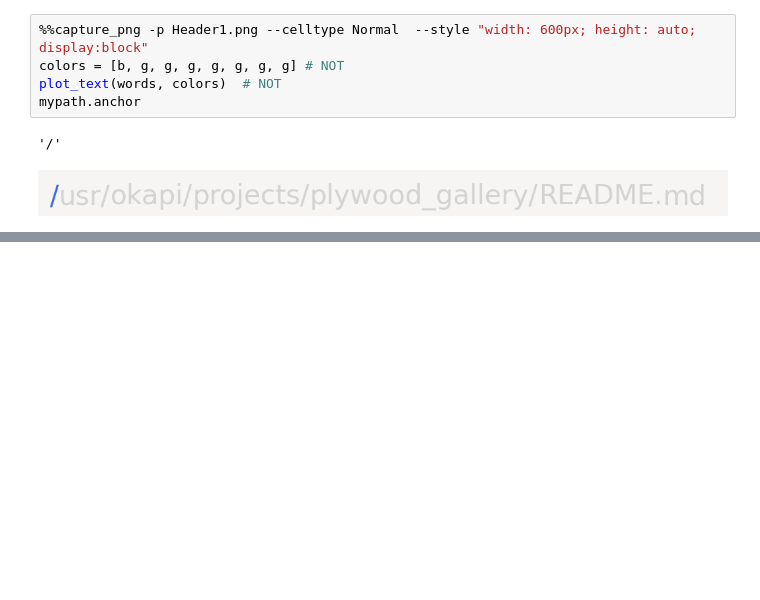
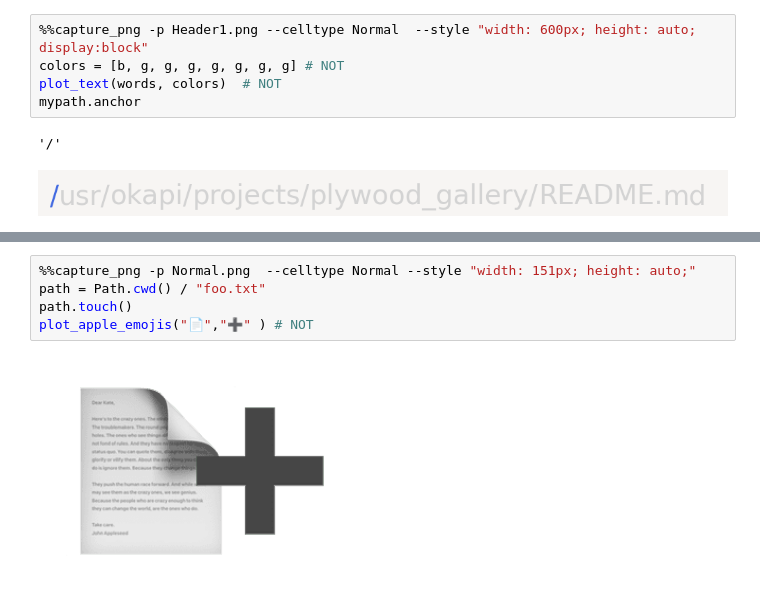
Before and after one commit to kolibril13/further_ideas_plywood_gallery, a Jupyter notebook: nb6_pathlib.ipynb, the cells around one changed output, grey strips where cells are left out. Saved outputs shown, nothing was run; the diff lists cells and outputs as text; blank space fills up the shorter version.

```diff
--- a/nb6_pathlib.ipynb
+++ b/nb6_pathlib.ipynb
@@ -144,0 +207,7 @@ mypath.anchor
+# %%
+%%capture_png -p Normal.png  --celltype Normal --style "width: 151px; height: auto;"
+path = Path.cwd() / "foo.txt"
+path.touch()
+plot_apple_emojis("📄","➕" ) # NOT
+# %% [output]
+[figure, added]
```
Also changed, not shown: parts of 11 cells of this notebook, 12 other files.
